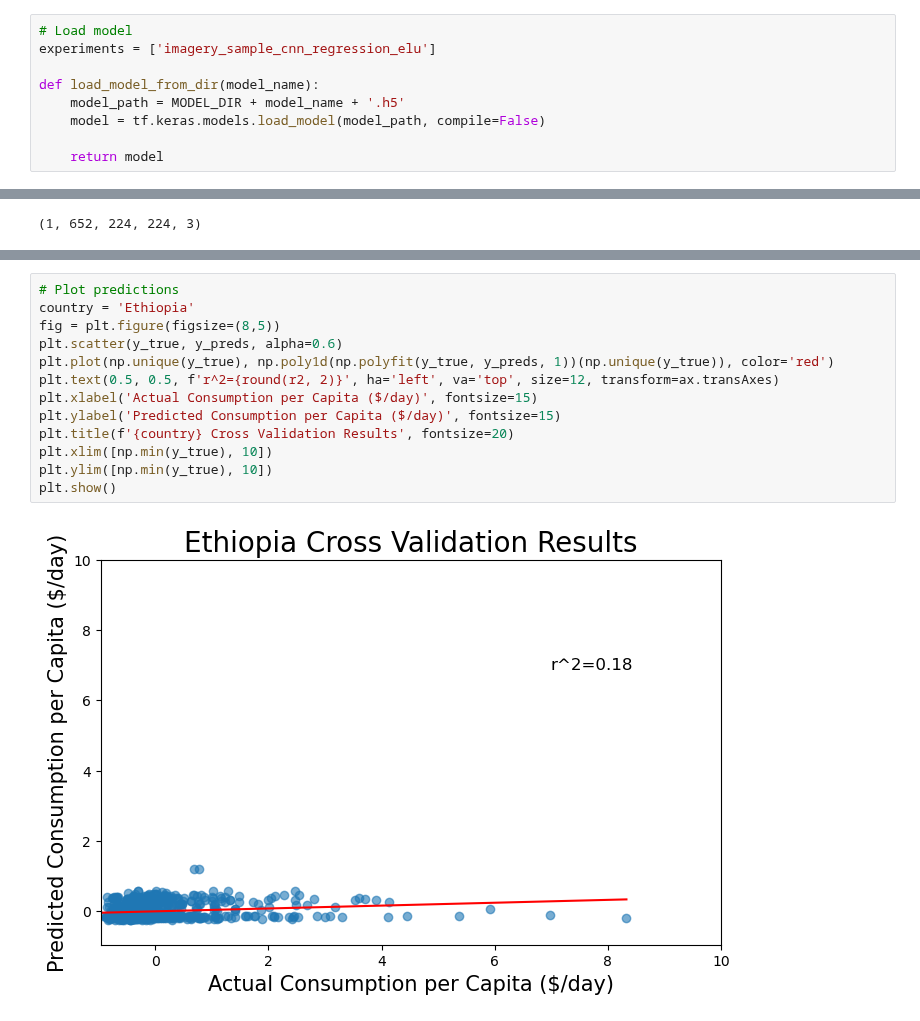
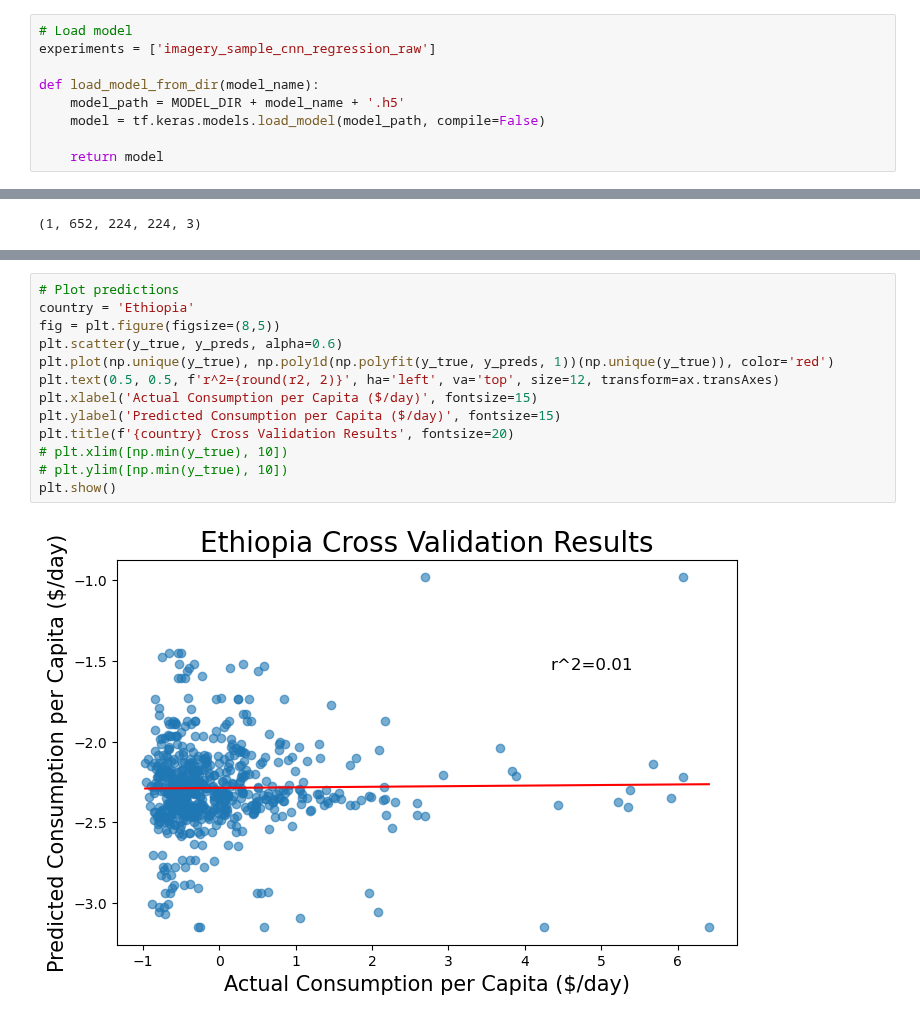
Before and after one commit to omshah2006/Predicting-Poverty-Ethiopia, a Jupyter notebook: model_analysis/lsms_incountry.ipynb, the cells around one changed output, grey strips where cells are left out. Cells and saved outputs as stored; diff of their text form.

Commit message:
new experiment

```diff
--- a/model_analysis/lsms_incountry.ipynb
+++ b/model_analysis/lsms_incountry.ipynb
@@ -22,7 +22,7 @@ LOSS = 'MeanSquaredError'
 METRICS = ['RootMeanSquaredError']
 # %%
 # Load model
-experiments = ['imagery_sample_cnn_regression_elu']
+experiments = ['imagery_sample_cnn_regression_raw']
 
 def load_model_from_dir(model_name):
     model_path = MODEL_DIR + model_name + '.h5'
@@ -93,15 +93,15 @@ r2 = pearsonr(y_true, y_preds)[0]
 # %%
 # Plot predictions
 country = 'Ethiopia'
 fig = plt.figure(figsize=(8,5))
 plt.scatter(y_true, y_preds, alpha=0.6)
 plt.plot(np.unique(y_true), np.poly1d(np.polyfit(y_true, y_preds, 1))(np.unique(y_true)), color='red')
 plt.text(0.5, 0.5, f'r^2={round(r2, 2)}', ha='left', va='top', size=12, transform=ax.transAxes)
 plt.xlabel('Actual Consumption per Capita ($/day)', fontsize=15)
 plt.ylabel('Predicted Consumption per Capita ($/day)', fontsize=15)
 plt.title(f'{country} Cross Validation Results', fontsize=20)
-plt.xlim([np.min(y_true), 10])
-plt.ylim([np.min(y_true), 10])
+# plt.xlim([np.min(y_true), 10])
+# plt.ylim([np.min(y_true), 10])
 plt.show()
 # %% [output]
-[figure, old version]
+[figure, new version]
```
Also changed, not shown: parts of 2 cells of this notebook, 2 other files.
